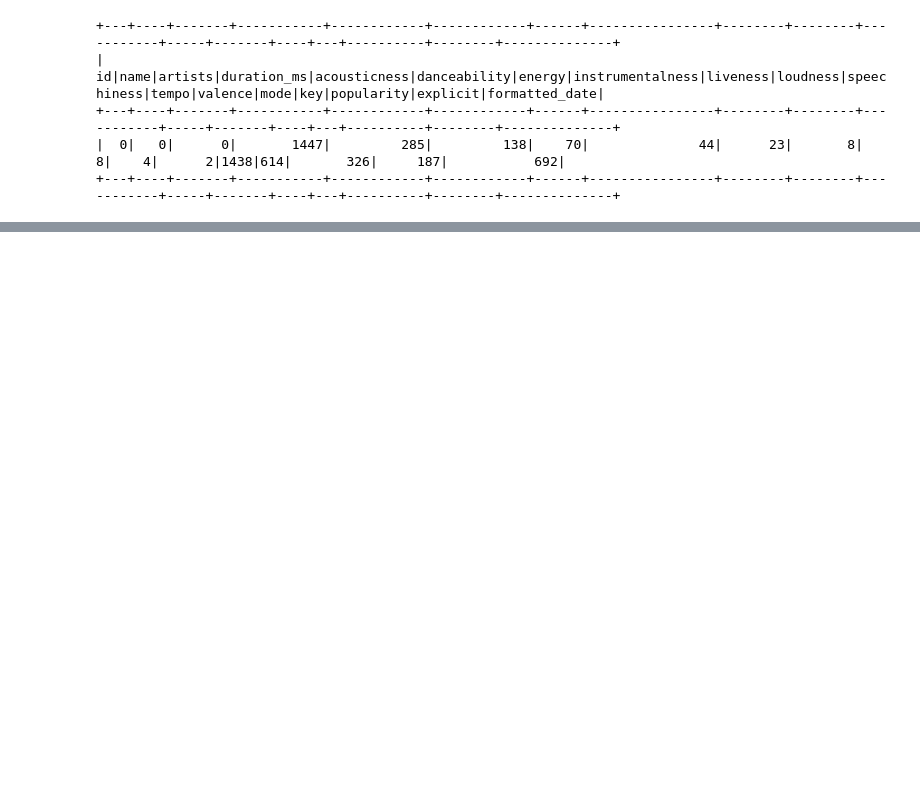
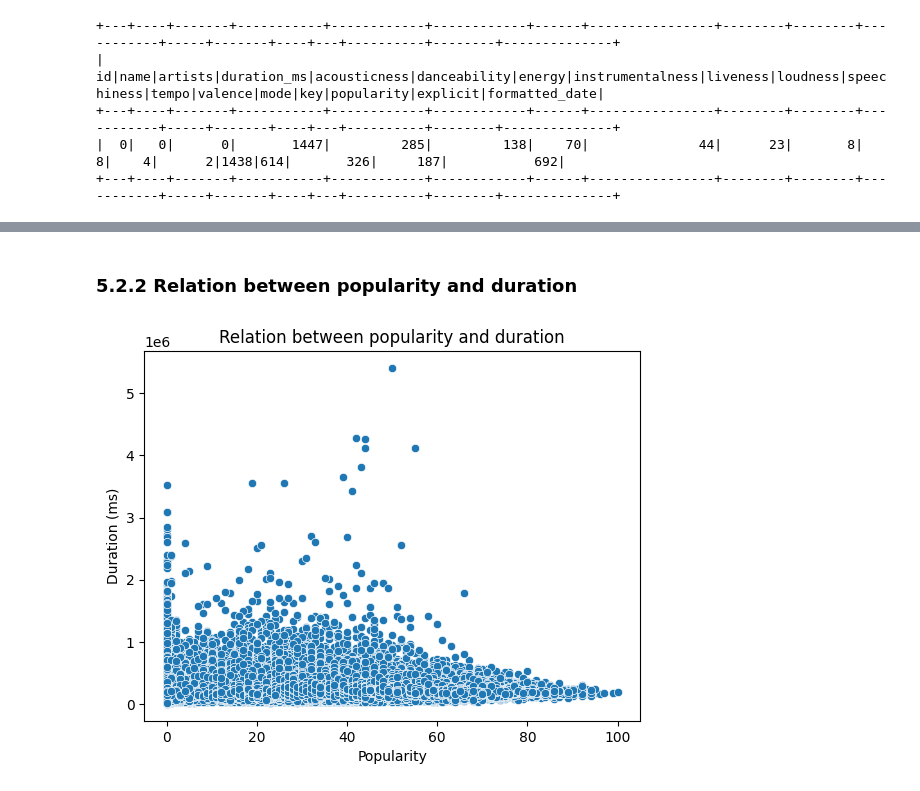
Before and after one commit to projects-data-engineer/spotify-pyspark, a Jupyter notebook: spotify.ipynb, the cells around one changed output, grey strips where cells are left out. Saved outputs shown, nothing was run; the diff lists cells and outputs as text; code cells hidden in the pictures; blank space fills up the shorter version.

```diff
--- a/spotify.ipynb
+++ b/spotify.ipynb
@@ -339,0 +399,10 @@ null_counts.show()
+# %% [markdown]
+### 5.2.2 Relation between popularity and duration
+# %%
+sns.scatterplot(x="popularity",y="duration_ms", data=df_pandas)
+plt.title("Relation between popularity and duration")
+plt.xlabel("Popularity")
+plt.ylabel("Duration (ms)")
+plt.show()
+# %% [output]
+[figure, added]
```
Also changed, not shown: parts of 49 cells of this notebook, 18 other files.
